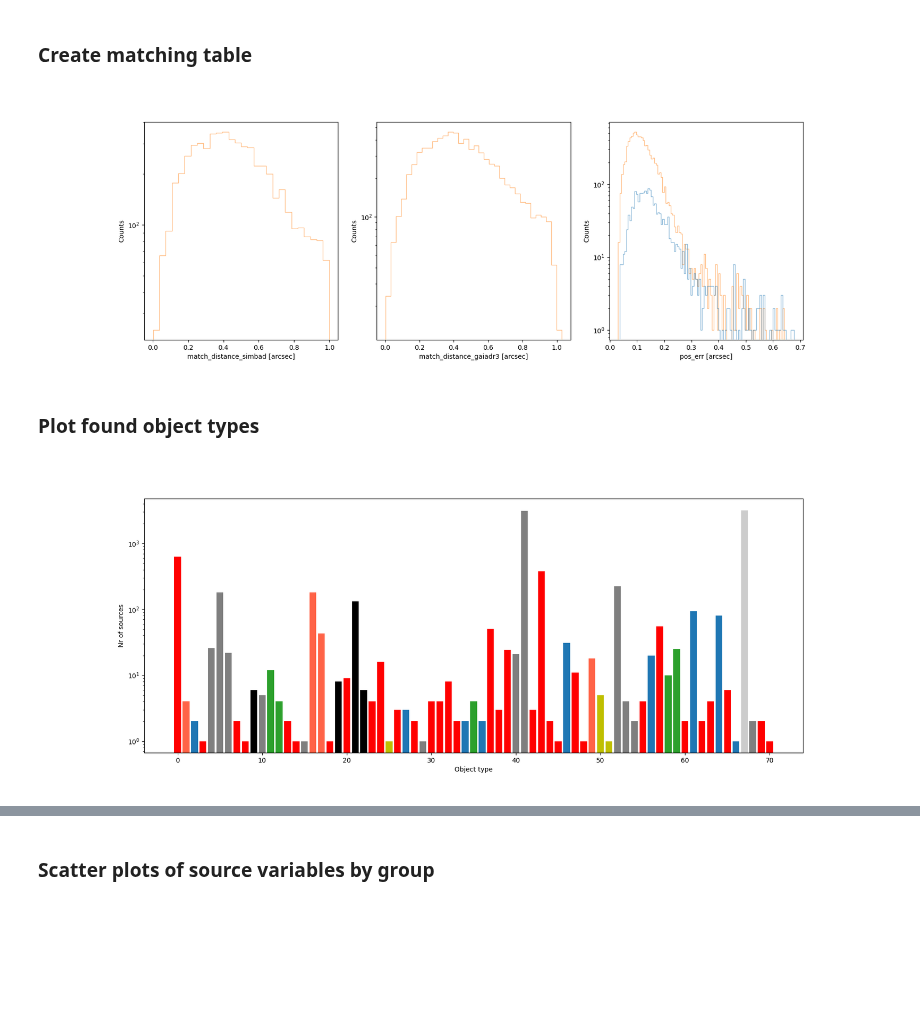
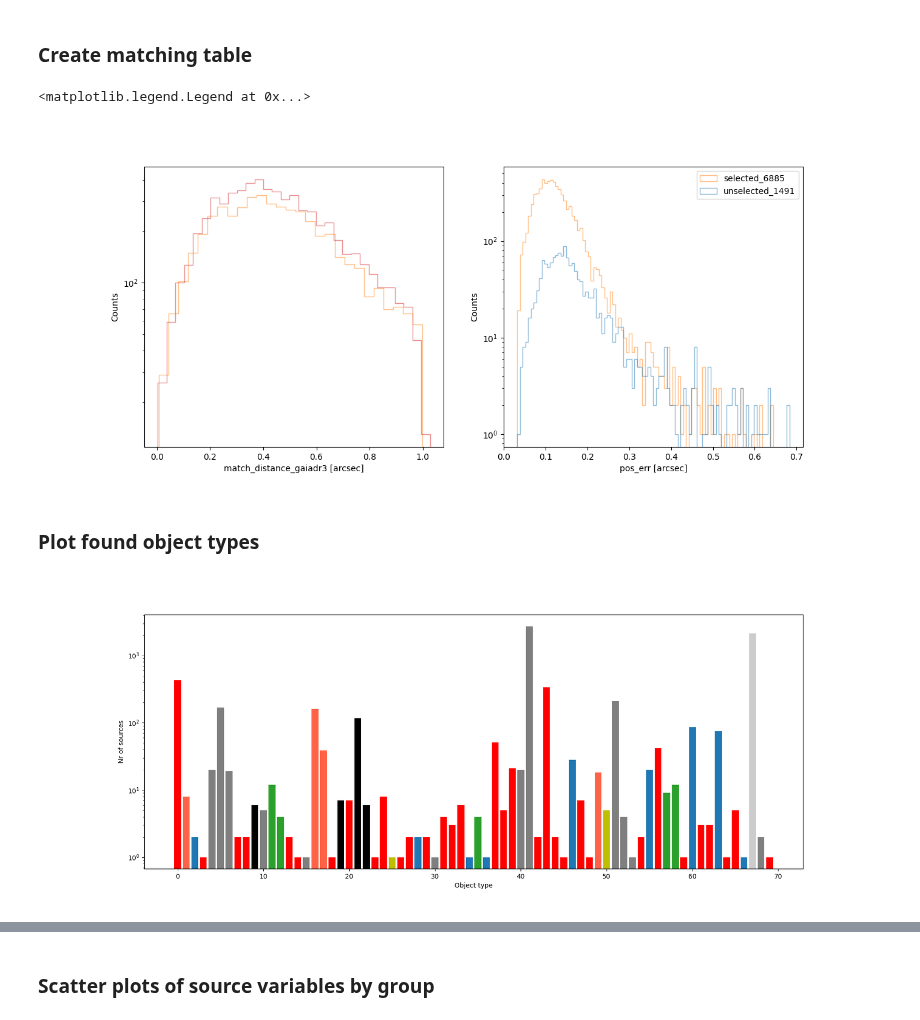
Before and after one commit to rbuehler/vasca, a Jupyter notebook: vasca/examples/inspect_matches.ipynb, the cells around one changed output, grey strips where cells are left out. Cells and saved outputs as stored; diff of their text form; code cells hidden in the pictures; blank space fills up the shorter version.

Commit message:
Adding match distance distributions
Former-commit-id: 6c369f9d616d8b38f8bbe37f8258c20a18c0ba0c

```diff
--- a/vasca/examples/inspect_matches.ipynb
+++ b/vasca/examples/inspect_matches.ipynb
@@ -2,7 +2,7 @@
 # Notebook to match VASCA sources to SIMBAD database sources positionally
 Set your option in the cell bellow
 # %%
-region_name = "ALL_10-800_LOOSE" #"CAINGSGII_10-800" #"TDS" #"CAINGSGII_10-800" #"WD" #"MDIS_10-800" #"TDS" #  _ELAISN1
+region_name = "ALL_10-800" #"CAINGSGII_10-800" #"TDS" #"CAINGSGII_10-800" #"WD" #"MDIS_10-800" #"TDS" #  _ELAISN1
 region_cat_fname = "./vasca_pipeline/"+region_name+"/region_"+region_name+"_cat.fits"
 # %%
 %matplotlib widget
@@ -69,16 +69,18 @@ Table length=10413
 # %% [markdown]
 ### Create matching table
 # %%
-fig, axs = plt.subplots(1, 3, figsize=(18, 6))
+fig, axs = plt.subplots(1, 2, figsize=(14, 6))
 axs = np.array(axs).flatten()
 rc.tt_sources["sel"]=sel_simbad
 _ = vvis.plot_table_hist(rc.tt_sources[sel_simbad], "match_distance_simbad", ax=axs[0], logx=False, obs_filter_id=None, density= False)
 rc.tt_sources["sel"]=sel_gaiadr3
-_ = vvis.plot_table_hist(rc.tt_sources[sel_gaiadr3], "match_distance_gaiadr3", ax=axs[1], logx=False, obs_filter_id=None, density= False)
+_ = vvis.plot_table_hist(rc.tt_sources[sel_gaiadr3], "match_distance_gaiadr3", ax=axs[0], logx=False, obs_filter_id=None, density= False)
 rc.tt_sources["sel"]=sel_match
-_ = vvis.plot_table_hist(rc.tt_sources, 'pos_err', ax=axs[2], logx=False, obs_filter_id=None, density= False)
+_ = vvis.plot_table_hist(rc.tt_sources, 'pos_err', ax=axs[1], logx=False, obs_filter_id=None, density= False)
+plt.legend()
 # %% [output]
+<matplotlib.legend.Legend at 0x...>
-[figure, old version]
+[figure, new version]
 # %% [markdown]
 ### Plot found object types
 # %%
@@ -111,7 +113,7 @@ if sel_ogrp_none.sum()>0:
     print("Unclassified new otypes:")
     display(rc.tt_simbad["main_id","otype","rg_src_id"][sel_ogrp_none])
 # %% [output]
-[figure, old version]
+[figure, new version]
 # %%
 # Pie chart showing fractions of grouped classification
 
```
Also changed, not shown: parts of 5 cells of this notebook, 2 other files.
